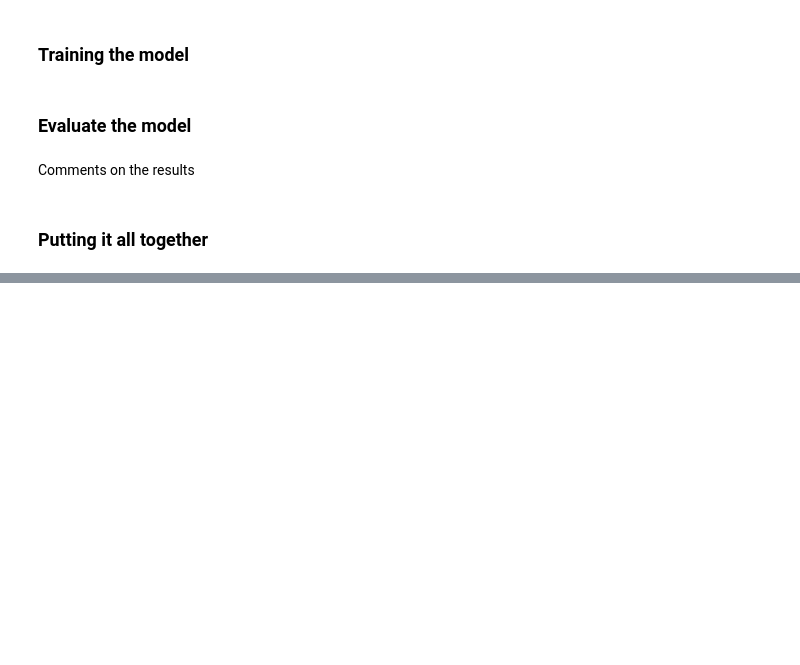
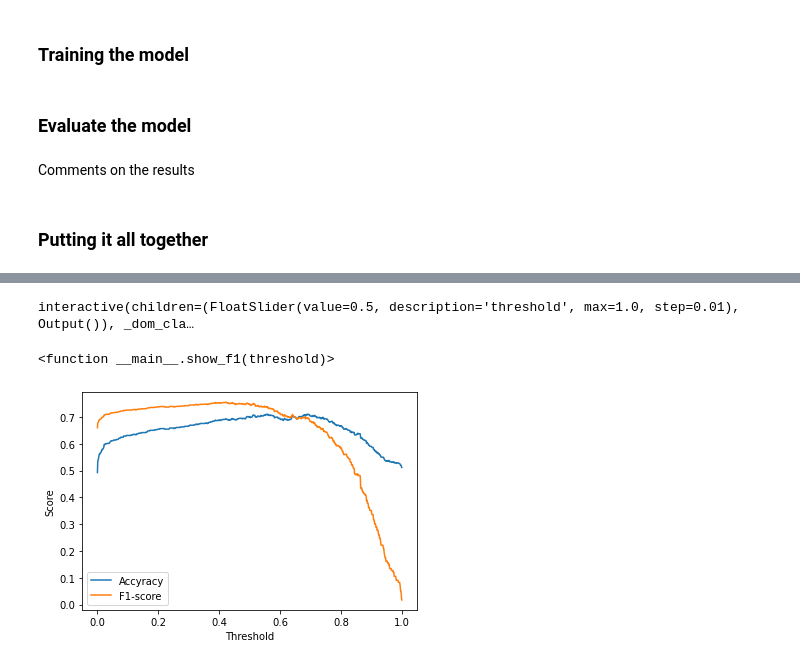
Before and after one commit to hueindahaus/mole-patrol, a Jupyter notebook: backend/ml/model_training copy 2.ipynb, the cells around one changed output, grey strips where cells are left out. Cells and saved outputs as stored; diff of their text form; code cells hidden in the pictures; blank space fills up the shorter version.

```diff
--- a/backend/ml/model_training copy 2.ipynb
+++ b/backend/ml/model_training copy 2.ipynb
@@ -243,10 +305,8 @@ def plot_cm(y_true, y_pred):
 # %%
-data_tuple = test_data[0]
 inputs = data_tuple[0]
 print(inputs.shape)
 predicted = model.predict(inputs)
-ground_truth = [x[1] for x in data_tuple[1]]
-predictions = [x[1] for x in predicted]
+ground_truth = [x for x in data_tuple[1]]
+predictions = [x[0] for x in predicted]
 rounded_ground_truth = [round(x) for x in ground_truth]
-rounded_predictions = [round(x) for x in predictions]
 # %% [output]
@@ -254,0 +316,6 @@ KeyboardInterrupt:
+# %%
+def ronud_by_threshold(x, threshold):
+    if x > threshold:
+        return 1
+    else:
+        return 0
@@ -254,0 +329,28 @@ KeyboardInterrupt:
+# %%
+interact(show_f1, threshold=widgets.FloatSlider(value=0.5, min=0.0, max=1.0, step=0.01))
+# %% [output]
+interactive(children=(FloatSlider(value=0.5, description='threshold', max=1.0, step=0.01), Output()), _dom_cla…
+<function __main__.show_f1(threshold)>
+# %%
+xs = []
+accs = []
+f1s = []
+
+for i in range(0, 1000):
+    x = i / 1000.0
+    rounded_predictions = [ronud_by_threshold(temp, x) for temp in predictions]
+    acc = accuracy_score(rounded_ground_truth, rounded_predictions)
+    f1 = f1_score(rounded_ground_truth, rounded_predictions)
+
+    xs.append(x)
+    accs.append(acc)
+    f1s.append(f1)
+
+plt.plot(xs, accs)
+plt.plot(xs, f1s)
+plt.legend(["Accyracy", "F1-score"])
+plt.xlabel("Threshold")
+plt.ylabel("Score")
+plt.show()
+# %% [output]
+[figure, added]
```
Also changed, not shown: parts of 17 cells of this notebook.
